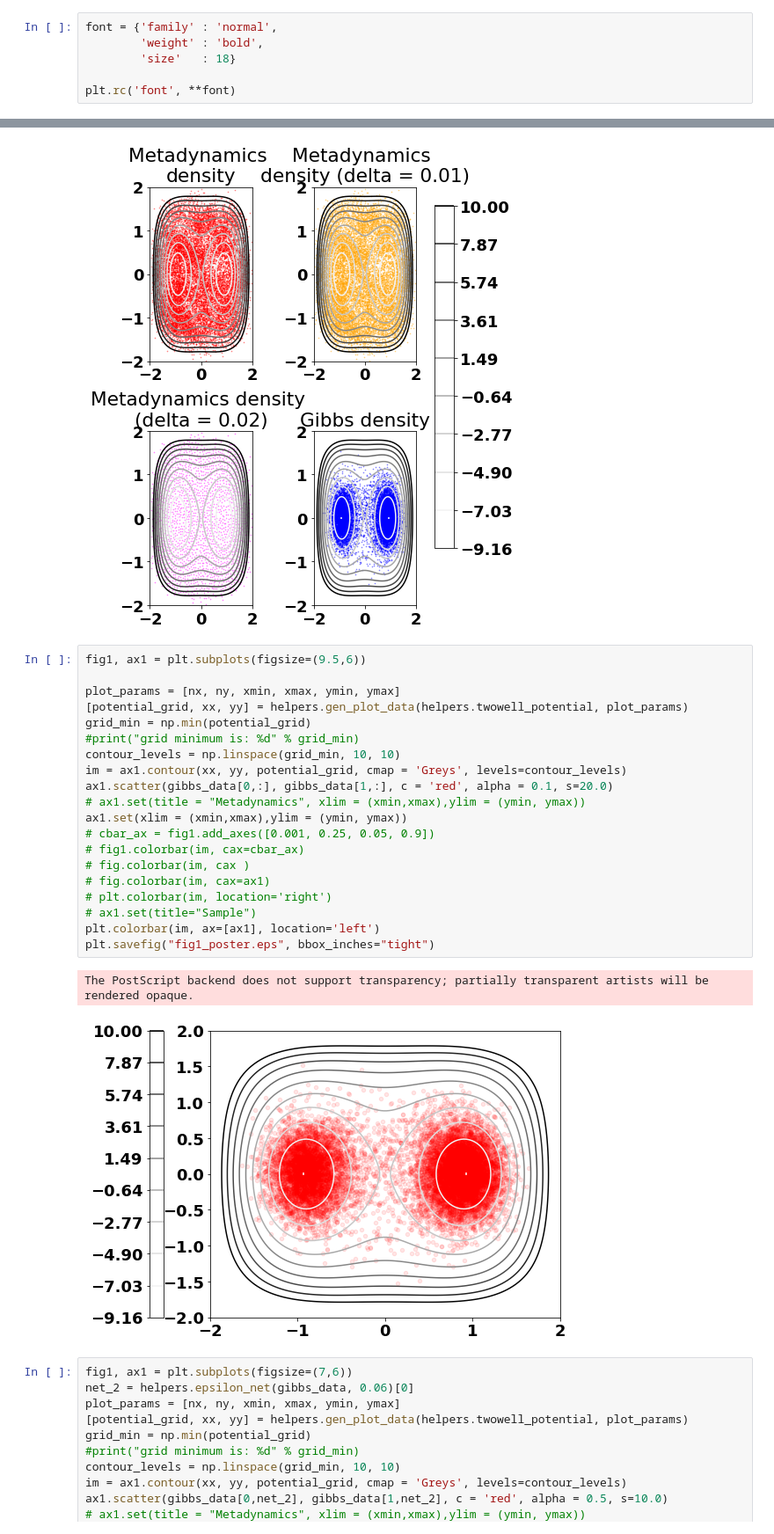
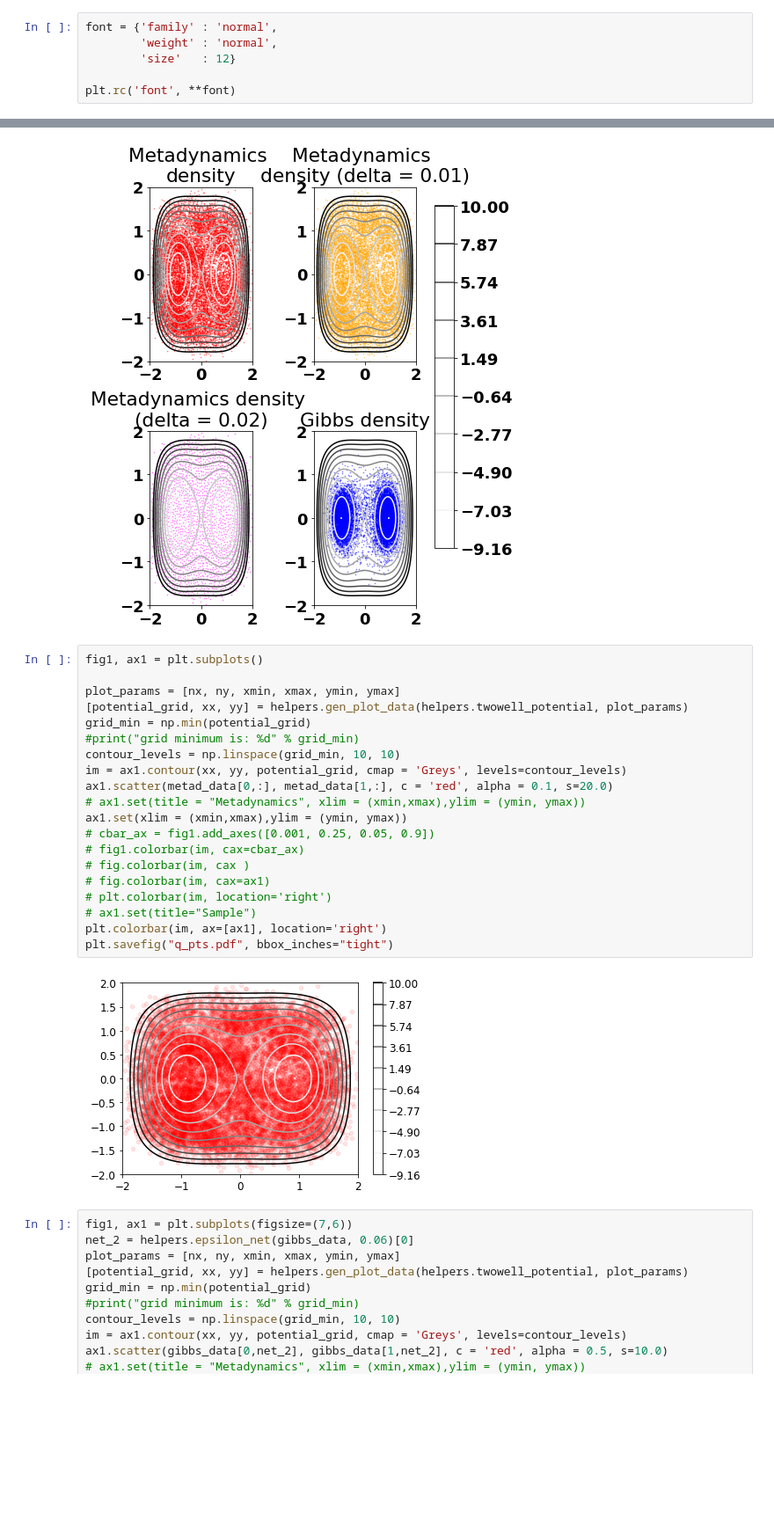
Before and after one commit to ShashankSule/TMDmaps, a Jupyter notebook: Twowell/Error_analysis_twowell.ipynb, the cells around one changed output, grey strips where cells are left out. Shown at 88% size. Drawn from its saved outputs; the diff is of its cells as text; blank space fills up the shorter version.

```diff
--- a/Twowell/Error_analysis_twowell.ipynb
+++ b/Twowell/Error_analysis_twowell.ipynb
@@ -33,8 +33,8 @@ import model_systems as model_systems
 import diffusion_map as dmap
 # %%
 font = {'family' : 'normal',
-        'weight' : 'bold',
-        'size'   : 18}
+        'weight' : 'normal',
+        'size'   : 12}
 
 plt.rc('font', **font)
 # %% [markdown]
@@ -94,28 +94,27 @@ findfont: Font family ['normal'] not found. Falling back to DejaVu Sans.
 findfont: Font family ['normal'] not found. Falling back to DejaVu Sans.
 [figure]
 # %%
-fig1, ax1 = plt.subplots(figsize=(9.5,6))
+fig1, ax1 = plt.subplots()
 
 plot_params = [nx, ny, xmin, xmax, ymin, ymax]
 [potential_grid, xx, yy] = helpers.gen_plot_data(helpers.twowell_potential, plot_params)
 grid_min = np.min(potential_grid)
 #print("grid minimum is: %d" % grid_min)
 contour_levels = np.linspace(grid_min, 10, 10)
 im = ax1.contour(xx, yy, potential_grid, cmap = 'Greys', levels=contour_levels)
-ax1.scatter(gibbs_data[0,:], gibbs_data[1,:], c = 'red', alpha = 0.1, s=20.0)
+ax1.scatter(metad_data[0,:], metad_data[1,:], c = 'red', alpha = 0.1, s=20.0)
 # ax1.set(title = "Metadynamics", xlim = (xmin,xmax),ylim = (ymin, ymax))
 ax1.set(xlim = (xmin,xmax),ylim = (ymin, ymax))
 # cbar_ax = fig1.add_axes([0.001, 0.25, 0.05, 0.9])
 # fig1.colorbar(im, cax=cbar_ax)
 # fig.colorbar(im, cax )
 # fig.colorbar(im, cax=ax1)
 # plt.colorbar(im, location='right')
 # ax1.set(title="Sample")
-plt.colorbar(im, ax=[ax1], location='left')
-plt.savefig("fig1_poster.eps", bbox_inches="tight")
+plt.colorbar(im, ax=[ax1], location='right')
+plt.savefig("q_pts.pdf", bbox_inches="tight")
 # %% [output]
-The PostScript backend does not support transparency; partially transparent artists will be rendered opaque.
-[figure, old version]
+[figure, new version]
 # %%
 fig1, ax1 = plt.subplots(figsize=(7,6))
 net_2 = helpers.epsilon_net(gibbs_data, 0.06)[0]
```
Also changed, not shown: 4 other files.
